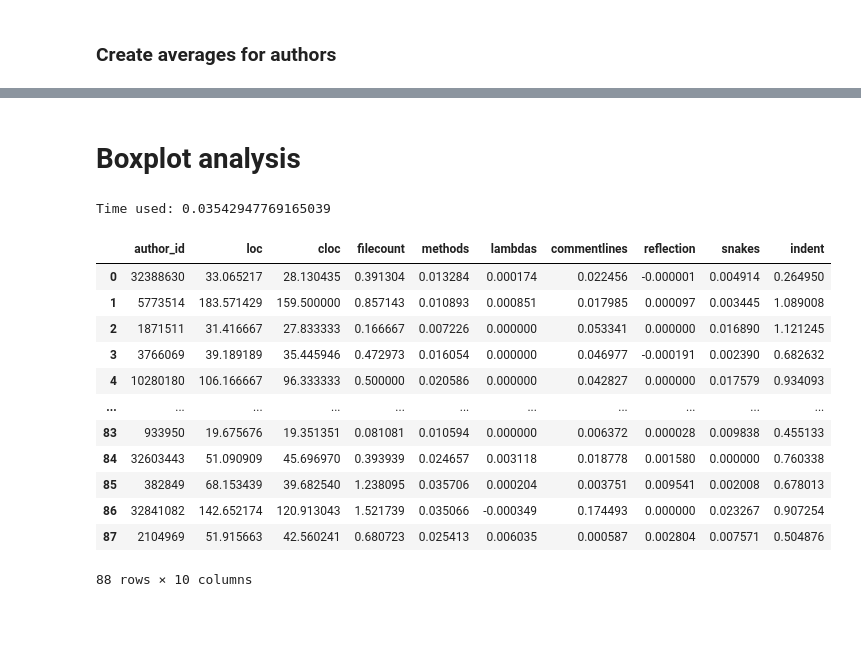
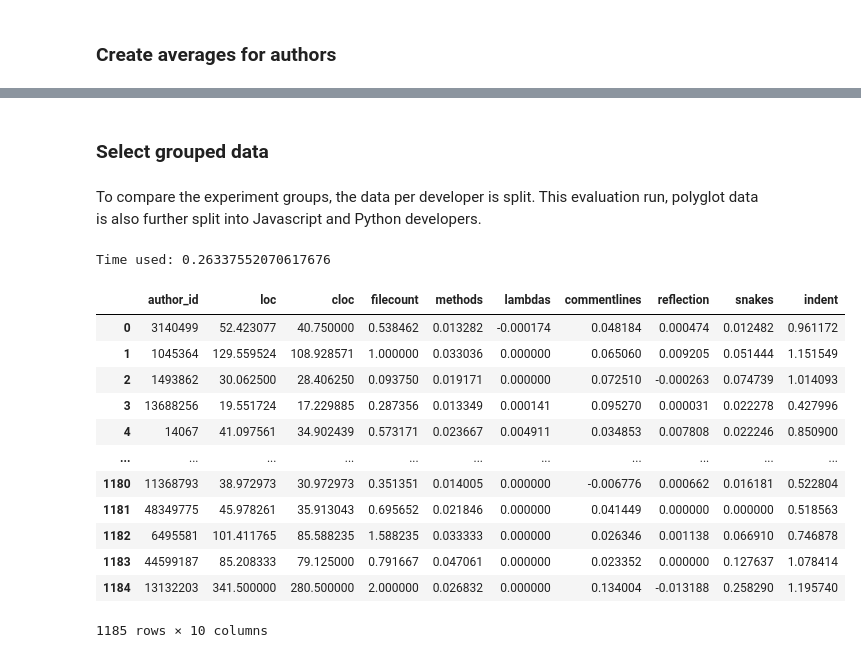
Before and after one commit to LeonBein/CRM20, a Jupyter notebook: Results_Iteration#3.ipynb, the cells around one changed output, grey strips where cells are left out. Drawn from its saved outputs; the diff is of its cells as text; code cells hidden in the pictures; blank space fills up the shorter version.

Commit message:
Finished analysis of set 3

```diff
--- a/Results_Iteration#3.ipynb
+++ b/Results_Iteration#3.ipynb
@@ -109,24 +122,26 @@ Time used: 0.038674116134643555
-# %% [markdown]
-# Boxplot analysis
+# %% [markdown]
+### Select grouped data
+# %% [markdown]
+To compare the experiment groups, the data per developer is split. This evaluation run, polyglot data is also further split into Javascript and Python developers.
 # %%
-boxDataPolyglot = dbUtils.runQuery('''
+aggregatedDataPolyglot = dbUtils.runQuery('''
     SELECT *
     FROM crm20.lb_authoravgs3
     WHERE author_id IN (SELECT author_id FROM crm20.lb_polyglots)
 ''', mute=True)
-display(boxDataPolyglot)
+display(aggregatedDataPolyglot)
 # %% [output]
-Time used: 0.03542947769165039
+Time used: 0.26337552070617676
 |  | author_id | loc | cloc | filecount | methods | lambdas | commentlines | reflection | snakes | indent |
-| 0 | 32388630 | 33.065217 | 28.130435 | 0.391304 | 0.013284 | 0.000174 | 0.022456 | -0.000001 | 0.004914 | 0.264950 |
-| 1 | 5773514 | 183.571429 | 159.500000 | 0.857143 | 0.010893 | 0.000851 | 0.017985 | 0.000097 | 0.003445 | 1.089008 |
-| 2 | 1871511 | 31.416667 | 27.833333 | 0.166667 | 0.007226 | 0.000000 | 0.053341 | 0.000000 | 0.016890 | 1.121245 |
-| 3 | 3766069 | 39.189189 | 35.445946 | 0.472973 | 0.016054 | 0.000000 | 0.046977 | -0.000191 | 0.002390 | 0.682632 |
-| 4 | 10280180 | 106.166667 | 96.333333 | 0.500000 | 0.020586 | 0.000000 | 0.042827 | 0.000000 | 0.017579 | 0.934093 |
+| 0 | 3140499 | 52.423077 | 40.750000 | 0.538462 | 0.013282 | -0.000174 | 0.048184 | 0.000474 | 0.012482 | 0.961172 |
+| 1 | 1045364 | 129.559524 | 108.928571 | 1.000000 | 0.033036 | 0.000000 | 0.065060 | 0.009205 | 0.051444 | 1.151549 |
+| 2 | 1493862 | 30.062500 | 28.406250 | 0.093750 | 0.019171 | 0.000000 | 0.072510 | -0.000263 | 0.074739 | 1.014093 |
+| 3 | 13688256 | 19.551724 | 17.229885 | 0.287356 | 0.013349 | 0.000141 | 0.095270 | 0.000031 | 0.022278 | 0.427996 |
+| 4 | 14067 | 41.097561 | 34.902439 | 0.573171 | 0.023667 | 0.004911 | 0.034853 | 0.007808 | 0.022246 | 0.850900 |
 | ... | ... | ... | ... | ... | ... | ... | ... | ... | ... | ... |
-| 83 | 933950 | 19.675676 | 19.351351 | 0.081081 | 0.010594 | 0.000000 | 0.006372 | 0.000028 | 0.009838 | 0.455133 |
-| 84 | 32603443 | 51.090909 | 45.696970 | 0.393939 | 0.024657 | 0.003118 | 0.018778 | 0.001580 | 0.000000 | 0.760338 |
-| 85 | 382849 | 68.153439 | 39.682540 | 1.238095 | 0.035706 | 0.000204 | 0.003751 | 0.009541 | 0.002008 | 0.678013 |
-| 86 | 32841082 | 142.652174 | 120.913043 | 1.521739 | 0.035066 | -0.000349 | 0.174493 | 0.000000 | 0.023267 | 0.907254 |
-| 87 | 2104969 | 51.915663 | 42.560241 | 0.680723 | 0.025413 | 0.006035 | 0.000587 | 0.002804 | 0.007571 | 0.504876 |
+| 1180 | 11368793 | 38.972973 | 30.972973 | 0.351351 | 0.014005 | 0.000000 | -0.006776 | 0.000662 | 0.016181 | 0.522804 |
+| 1181 | 48349775 | 45.978261 | 35.913043 | 0.695652 | 0.021846 | 0.000000 | 0.041449 | 0.000000 | 0.000000 | 0.518563 |
+| 1182 | 6495581 | 101.411765 | 85.588235 | 1.588235 | 0.033333 | 0.000000 | 0.026346 | 0.001138 | 0.066910 | 0.746878 |
+| 1183 | 44599187 | 85.208333 | 79.125000 | 0.791667 | 0.047061 | 0.000000 | 0.023352 | 0.000000 | 0.127637 | 1.078414 |
+| 1184 | 13132203 | 341.500000 | 280.500000 | 2.000000 | 0.026832 | 0.000000 | 0.134004 | -0.013188 | 0.258290 | 1.195740 |
-88 rows × 10 columns
+1185 rows × 10 columns
```
Also changed, not shown: parts of 25 cells of this notebook, 19 other files.
